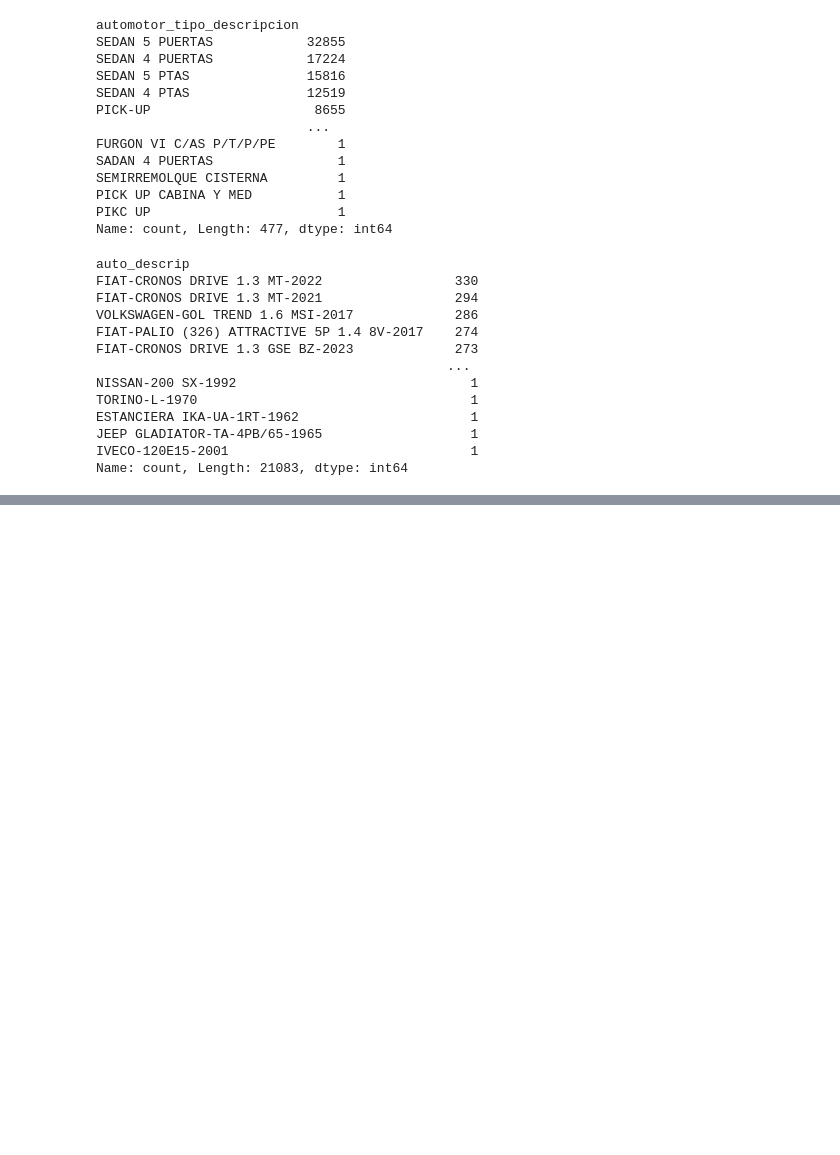
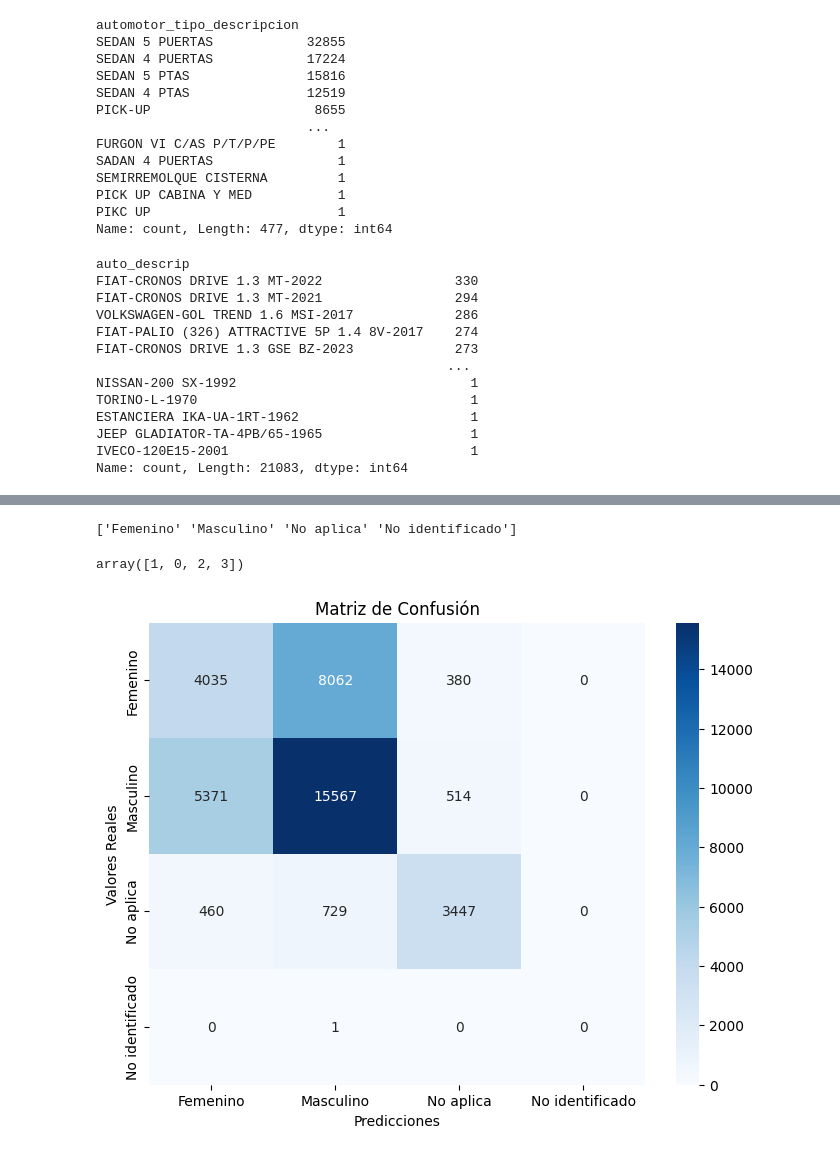
Before and after one commit to PabloBertorello/Transferencias, a Jupyter notebook: transfer.ipynb, the cells around one changed output, grey strips where cells are left out. Saved outputs shown, nothing was run; the diff lists cells and outputs as text; code cells hidden in the pictures; blank space fills up the shorter version.

```diff
--- a/transfer.ipynb
+++ b/transfer.ipynb
@@ -809,0 +1057,32 @@ Name: count, Length: 21083, dtype: int64
+# %%
+# Asumiendo que usaste un LabelEncoder
+from sklearn.preprocessing import LabelEncoder
+
+# Revisar las clases mapeadas
+print(label_encoder.classes_)
+# %% [output]
+['Femenino' 'Masculino' 'No aplica' 'No identificado']
+# %%
+df_copia.titular_genero.unique()
+# %% [output]
+array([1, 0, 2, 3])
+# %%
+import matplotlib.pyplot as plt
+import seaborn as sns
+from sklearn.metrics import confusion_matrix
+
+# Calcular la matriz de confusión
+cm = confusion_matrix(y_test, y_pred)
+
+# Definir las clases mapeadas
+clases = label_encoder.classes_  # Si usaste LabelEncoder
+
+# Visualización con Seaborn
+plt.figure(figsize=(8, 6))
+sns.heatmap(cm, annot=True, fmt='d', cmap='Blues', xticklabels=clases, yticklabels=clases)
+plt.title('Matriz de Confusión')
+plt.ylabel('Valores Reales')
+plt.xlabel('Predicciones')
+plt.show()
+# %% [output]
+[figure, added]
```
Also changed, not shown: parts of 42 cells of this notebook.
